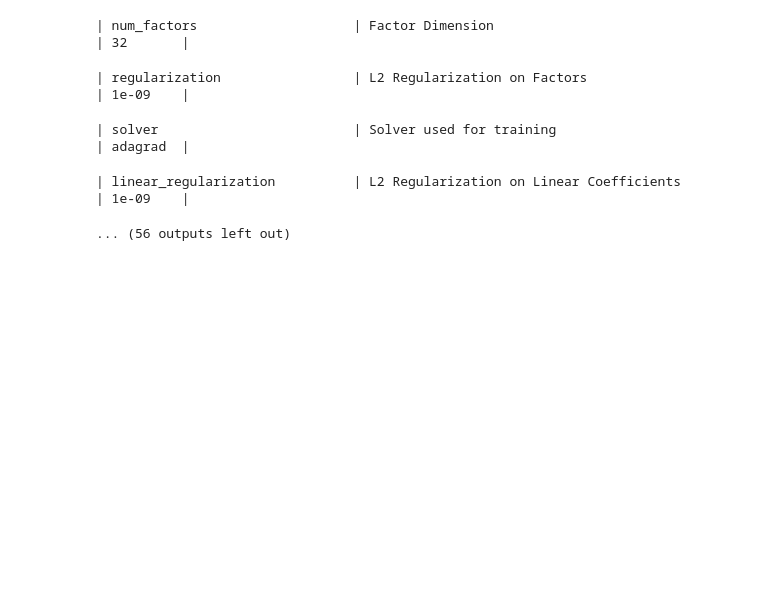
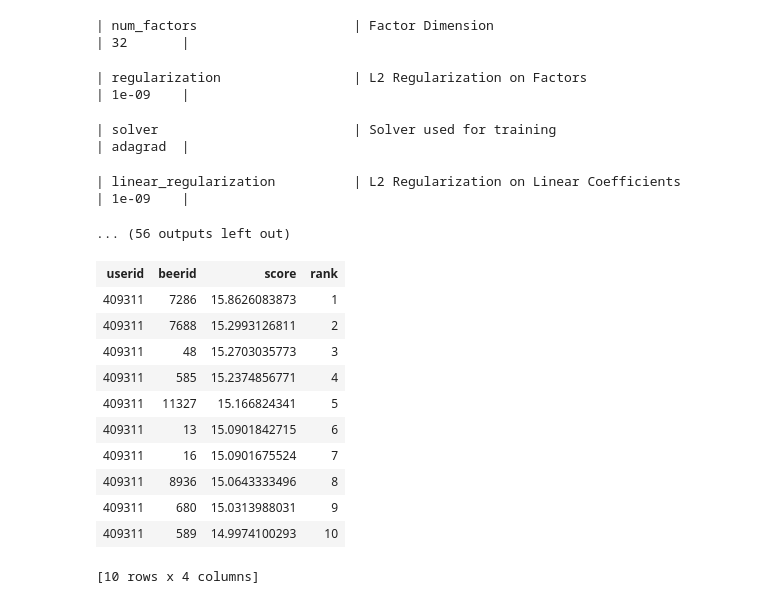
Before and after one commit to gevurtz/beer-recommender, a Jupyter notebook: script/EDA_models.ipynb, the cells around one changed output. Drawn from its saved outputs; the diff is of its cells as text; code cells hidden in the pictures; blank space fills up the shorter version.

```diff
--- a/script/EDA_models.ipynb
+++ b/script/EDA_models.ipynb
@@ -296,3 +296,18 @@ Training ranking_factorization_recommender for recommendations.
 | solver                         | Solver used for training                         | adagrad  |
 | linear_regularization          | L2 Regularization on Linear Coefficients         | 1e-09    |
 ... (56 outputs left out)
+# %%
+model.recommend(users=[409311])
+# %% [output]
+| userid | beerid | score | rank |
+| 409311 | 7286 | 15.8626083873 | 1 |
+| 409311 | 7688 | 15.2993126811 | 2 |
+| 409311 | 48 | 15.2703035773 | 3 |
+| 409311 | 585 | 15.2374856771 | 4 |
+| 409311 | 11327 | 15.166824341 | 5 |
+| 409311 | 13 | 15.0901842715 | 6 |
+| 409311 | 16 | 15.0901675524 | 7 |
+| 409311 | 8936 | 15.0643333496 | 8 |
+| 409311 | 680 | 15.0313988031 | 9 |
+| 409311 | 589 | 14.9974100293 | 10 |
+[10 rows x 4 columns]
```
Also changed, not shown: parts of 5 cells of this notebook, 18 other files.
